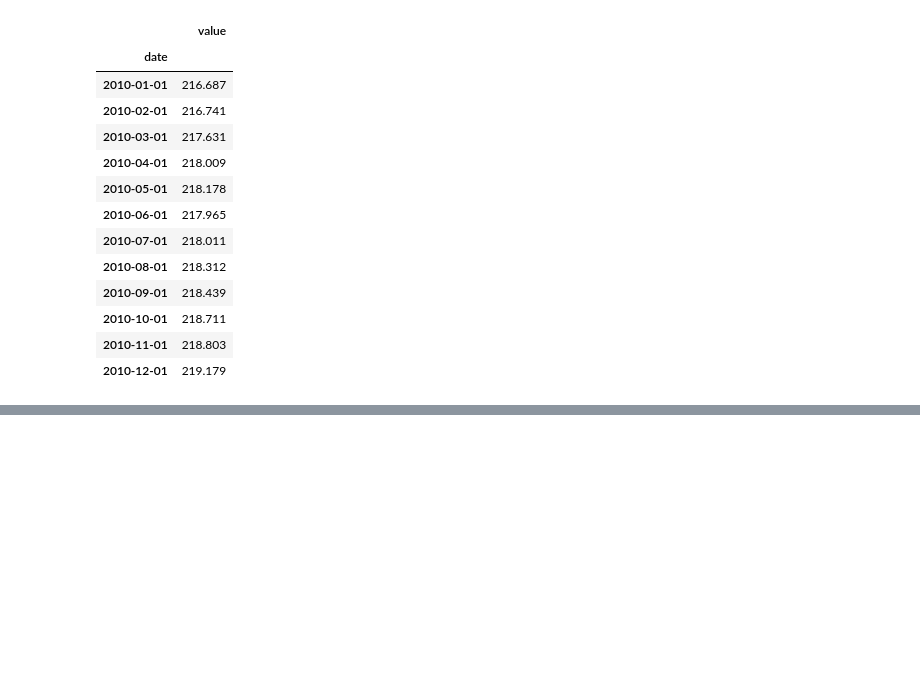
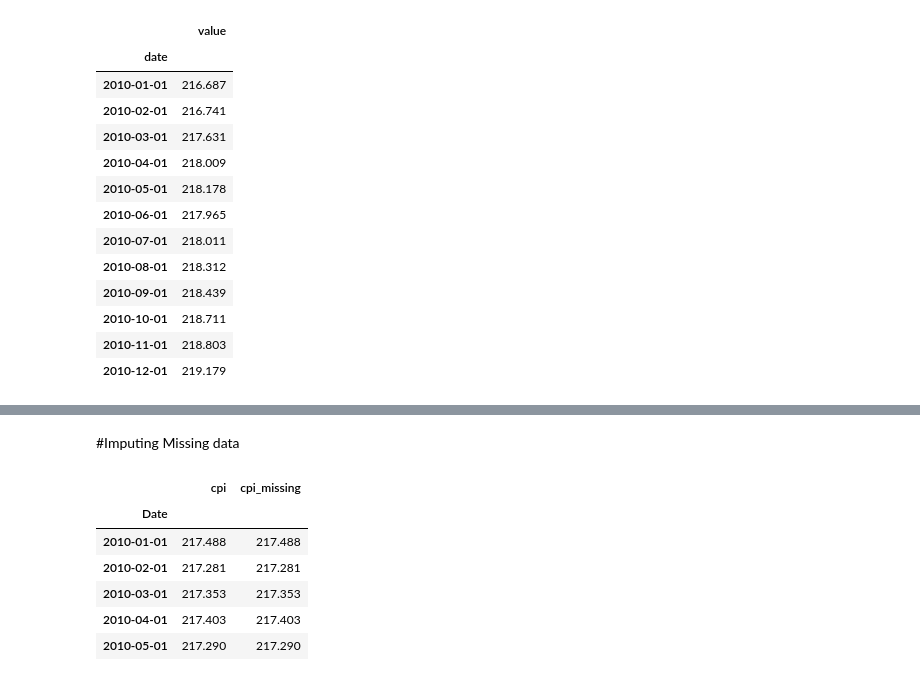
Before and after one commit to softwareeng1/Acquiring-financial-data, a Jupyter notebook: Dataprocessing.ipynb, the cells around one changed output, grey strips where cells are left out. Saved outputs shown, nothing was run; the diff lists cells and outputs as text; code cells hidden in the pictures; blank space fills up the shorter version.

```diff
--- a/Dataprocessing.ipynb
+++ b/Dataprocessing.ipynb
@@ -131,0 +167,2 @@ df.query('period_type == "monthly" and year >= 2010') \
+# %% [markdown]
+#Imputing Missing data
@@ -131,0 +184,15 @@ df.query('period_type == "monthly" and year >= 2010') \
+# %%
+#introduce 5 missing values
+np.random.seed(42)
+rand_indices  = np.random.choice(df.index, 5, replace=False)
+df["cpi_missing"] = df.loc[:, "cpi"]
+df.loc[rand_indices, "cpi_missing"] = np.nan
+df.head()
+# %% [output]
+|  | cpi | cpi_missing |
+| Date |  |  |
+| 2010-01-01 | 217.488 | 217.488 |
+| 2010-02-01 | 217.281 | 217.281 |
+| 2010-03-01 | 217.353 | 217.353 |
+| 2010-04-01 | 217.403 | 217.403 |
+| 2010-05-01 | 217.290 | 217.290 |
```
Also changed, not shown: parts of 15 cells of this notebook.
